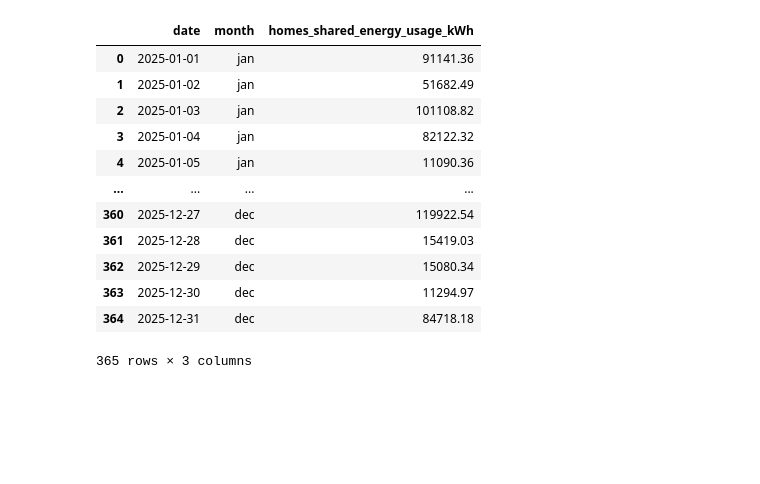
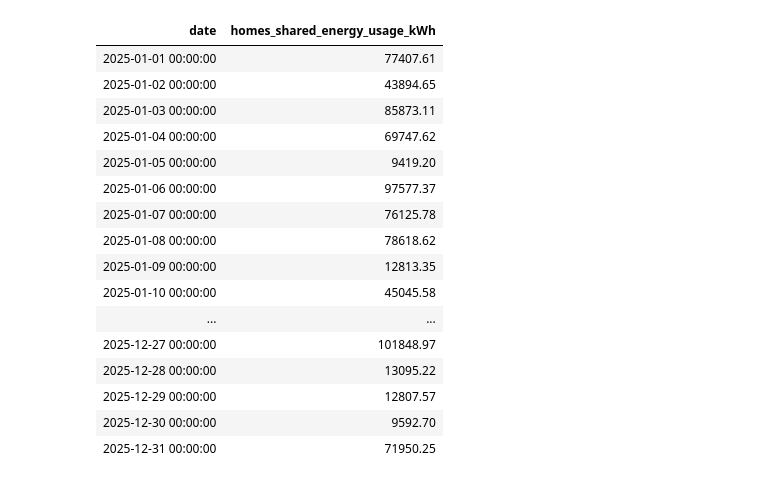
Before and after one commit to SofieTroelsoe/Workshop, a Jupyter notebook: notebooks/Homes_Usage.ipynb, the cells around one changed output. Saved outputs shown, nothing was run; the diff lists cells and outputs as text; code cells hidden in the pictures; blank space fills up the shorter version.

```diff
--- a/notebooks/Homes_Usage.ipynb
+++ b/notebooks/Homes_Usage.ipynb
@@ -43,10 +43,12 @@ for index, (home_type, person_count) in enumerate(zip(home_types, persons), star
 
     monthly_adjustments = []
     for month in range(1, 13):
-        if month in (12, 1, 2):
+        if month in (3, 4):
+            adjustment = -0.15
+        elif month in (12, 1, 2):
             adjustment = rng.uniform(0.00, 0.07)
         elif month in (6, 7, 8):
-            adjustment = rng.uniform(-0.07, 0.00)
+            adjustment = rng.uniform(-0.15, 0.15)
         else:
             adjustment = rng.uniform(-0.03, 0.03)
         monthly_adjustments.append(adjustment)
@@ -97,7 +99,7 @@ import numpy as np
 import pandas as pd
 
 WINDTURBINE_PRODUCED_YEARLY = 24_054_796.56
-HOME_COUNT = 5900
+HOME_COUNT = 5000
 MEAN_PERSONS = 4
 STD_PERSONS = 1
 MIN_PERSONS = 1
@@ -137,10 +139,14 @@ for index, (home_type, person_count) in enumerate(zip(home_types, persons), star
 
     monthly_adjustments = []
     for month in range(1, 13):
-        if month in (12, 1, 2):
+        if month in (3, 4):
+            adjustment = -0.15
+        elif month in (12, 1, 2):
             adjustment = rng.uniform(0.00, 0.07)
+        elif month in (4, 5, 9, 10):
+            adjustment = rng.uniform(-0.15, 0.0)
         elif month in (6, 7, 8):
-            adjustment = rng.uniform(-0.07, 0.00)
+            adjustment = rng.uniform(-0.15, -0.05)
         else:
             adjustment = rng.uniform(-0.03, 0.03)
         monthly_adjustments.append(adjustment)
@@ -291,36 +278,45 @@ display(HTML(scrollable_html))
 # %%
 # Build a daily timeline for 2025 and let month update automatically in the loop
+from IPython.display import HTML, display
+
 simulation_daily_demand = all_daily_usage.copy()
 simulation_daily_demand["date"] = pd.date_range("2025-01-01", "2025-12-31", freq="D")
-simulation_daily_demand["month"] = simulation_daily_demand["date"].dt.strftime("%b").str.lower()
 
 # Example simulation loop (replace placeholder logic with battery/wind logic later)
-simulation_rows = []
+daily_demand_rows = []
 
 for row in simulation_daily_demand.itertuples(index=False):
     current_date = row.date
-    current_month = row.month
     homes_shared_energy_usage_kwh_day = float(row.usage_kWh)
 
-    simulation_rows.append({
-        "date": current_date,
-        "month": current_month,
+    daily_demand_rows.append({
+        "date": current_date.strftime("%Y-%m-%d %H:%M:%S"),
         "homes_shared_energy_usage_kWh": homes_shared_energy_usage_kwh_day,
     })
 
-simulation_df = pd.DataFrame(simulation_rows)
-simulation_df
+simulation_df = pd.DataFrame(daily_demand_rows)
+
+scrollable_html = (
+    '<div style="max-height: 500px; overflow-y: auto; border: 1px solid #ddd;">'
+    + simulation_df.to_html(index=False)
+    + "</div>"
+ )
+display(HTML(scrollable_html))
 # %% [output]
-|  | date | month | homes_shared_energy_usage_kWh |
-| 0 | 2025-01-01 | jan | 91141.36 |
-| 1 | 2025-01-02 | jan | 51682.49 |
-| 2 | 2025-01-03 | jan | 101108.82 |
-| 3 | 2025-01-04 | jan | 82122.32 |
-| 4 | 2025-01-05 | jan | 11090.36 |
-| ... | ... | ... | ... |
-| 360 | 2025-12-27 | dec | 119922.54 |
-| 361 | 2025-12-28 | dec | 15419.03 |
-| 362 | 2025-12-29 | dec | 15080.34 |
-| 363 | 2025-12-30 | dec | 11294.97 |
-| 364 | 2025-12-31 | dec | 84718.18 |
+| date | homes_shared_energy_usage_kWh |
+| 2025-01-01 00:00:00 | 77407.61 |
+| 2025-01-02 00:00:00 | 43894.65 |
+| 2025-01-03 00:00:00 | 85873.11 |
+| 2025-01-04 00:00:00 | 69747.62 |
+| 2025-01-05 00:00:00 | 9419.20 |
+| 2025-01-06 00:00:00 | 97577.37 |
+| 2025-01-07 00:00:00 | 76125.78 |
+| 2025-01-08 00:00:00 | 78618.62 |
+| 2025-01-09 00:00:00 | 12813.35 |
+| 2025-01-10 00:00:00 | 45045.58 |
+| ... | ... |
+| 2025-12-27 00:00:00 | 101848.97 |
+| 2025-12-28 00:00:00 | 13095.22 |
+| 2025-12-29 00:00:00 | 12807.57 |
+| 2025-12-30 00:00:00 | 9592.70 |
+| 2025-12-31 00:00:00 | 71950.25 |
-365 rows × 3 columns
```
Also changed, not shown: parts of 6 cells of this notebook, 7 other files.
